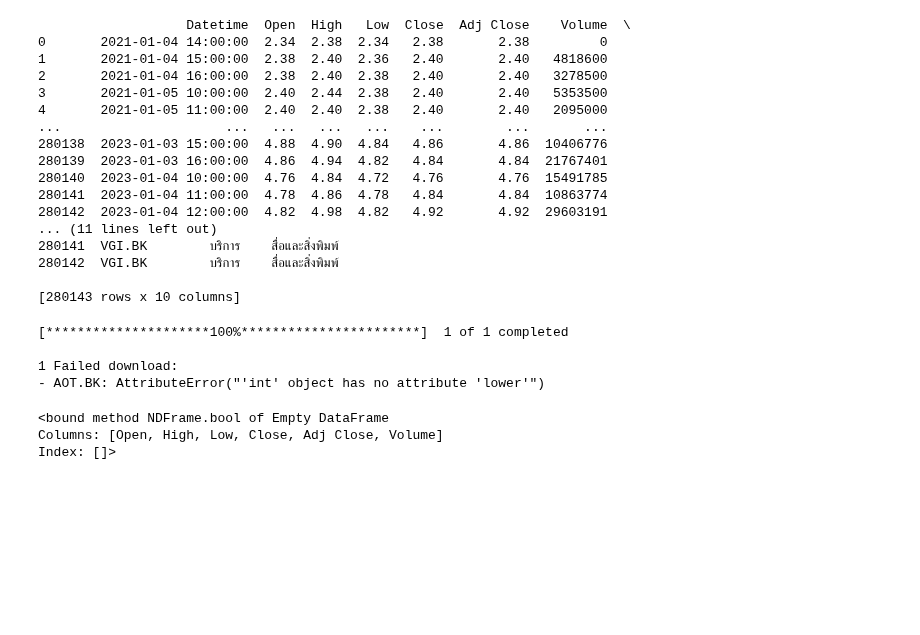
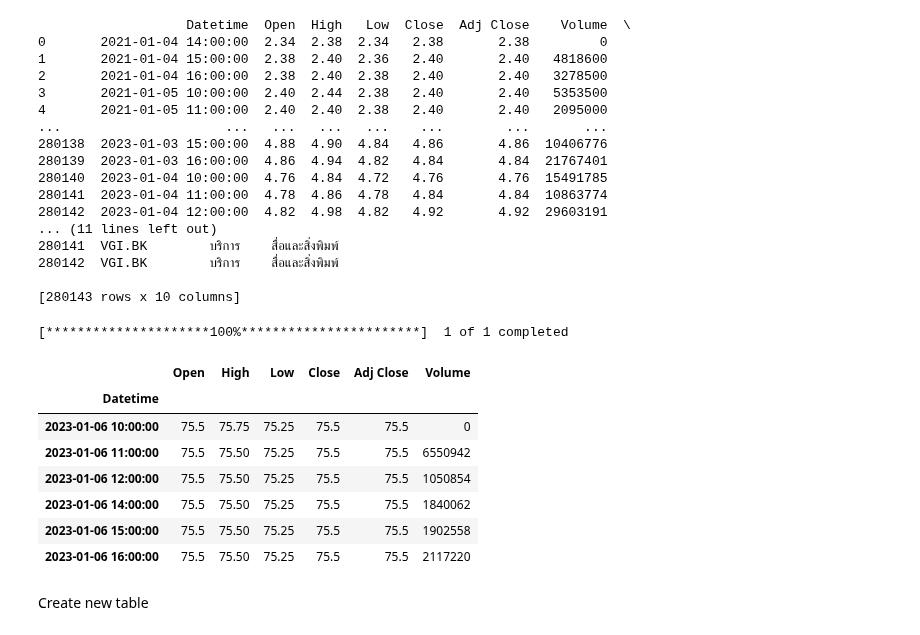
Before and after one commit to jengkub/ML-stockradar, a Jupyter notebook: test.ipynb, the cells around one changed output. Cells and saved outputs as stored; diff of their text form; code cells hidden in the pictures; blank space fills up the shorter version.

```diff
--- a/test.ipynb
+++ b/test.ipynb
@@ -467,16 +464,20 @@ conn.close()
 
 [280143 rows x 10 columns]
 # %%
-data = yf.download(tickers='AOT.BK', period=0, interval='1h')
-data.bool
+data = yf.download(tickers='AOT.BK', period='1d', interval='1h')
+data
 # %% [output]
 [*********************100%***********************]  1 of 1 completed
-
-1 Failed download:
-- AOT.BK: AttributeError("'int' object has no attribute 'lower'")
-<bound method NDFrame.bool of Empty DataFrame
-Columns: [Open, High, Low, Close, Adj Close, Volume]
-Index: []>
+|  | Open | High | Low | Close | Adj Close | Volume |
+| Datetime |  |  |  |  |  |  |
+| 2023-01-06 10:00:00 | 75.5 | 75.75 | 75.25 | 75.5 | 75.5 | 0 |
+| 2023-01-06 11:00:00 | 75.5 | 75.50 | 75.25 | 75.5 | 75.5 | 6550942 |
+| 2023-01-06 12:00:00 | 75.5 | 75.50 | 75.25 | 75.5 | 75.5 | 1050854 |
+| 2023-01-06 14:00:00 | 75.5 | 75.50 | 75.25 | 75.5 | 75.5 | 1840062 |
+| 2023-01-06 15:00:00 | 75.5 | 75.50 | 75.25 | 75.5 | 75.5 | 1902558 |
+| 2023-01-06 16:00:00 | 75.5 | 75.50 | 75.25 | 75.5 | 75.5 | 2117220 |
+# %% [markdown]
+Create new table
 # %%
 
 import sqlite3
```
Also changed, not shown: parts of 14 cells of this notebook, 1 other file.
